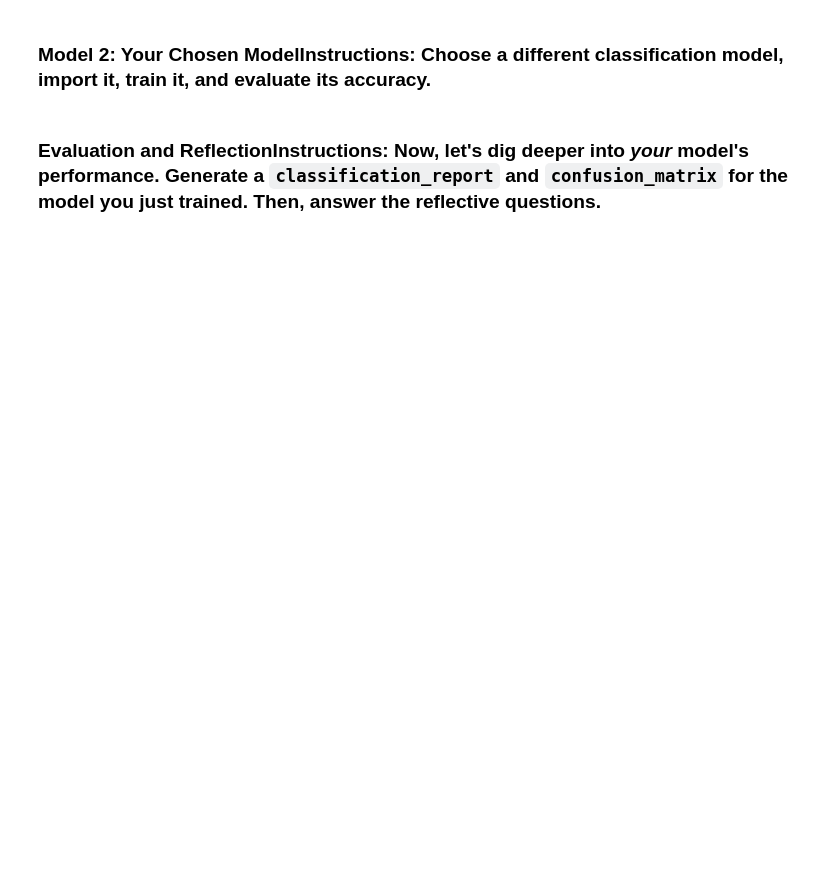
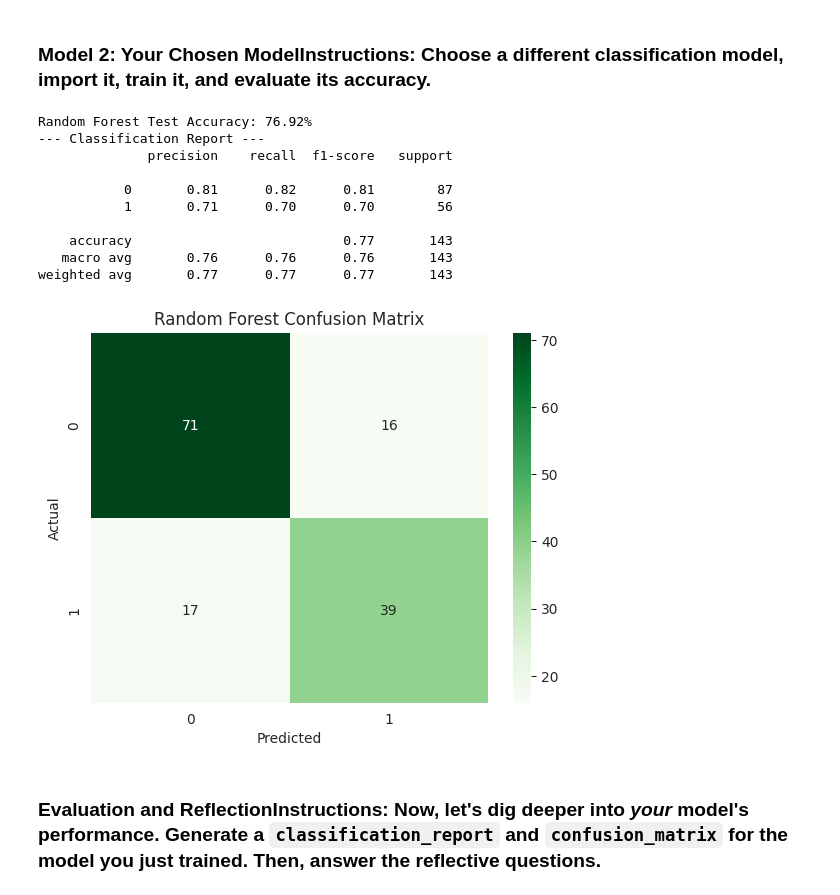
Before and after one commit to pereirayenis42-dot/ITAI-1371-ML-Labs, a Jupyter notebook: ITAI_1371_midterm_project_Lab.ipynb, the cells around one changed output. Cells and saved outputs as stored; diff of their text form; code cells hidden in the pictures; blank space fills up the shorter version.

```diff
--- a/ITAI_1371_midterm_project_Lab.ipynb
+++ b/ITAI_1371_midterm_project_Lab.ipynb
@@ -193,6 +331,49 @@ from sklearn.model_selection import train_test_splitfrom sklearn.linear_model im
 ### Model 2: Your Chosen Model**Instructions:** Choose a different classification model, import it, train it, and evaluate its accuracy.
 # %%
 # --- ENTER YOUR CODE HERE ---# 1. Import your chosen model class# from sklearn.ensemble import RandomForestClassifier# 2. Create an instance of your model# my_model = RandomForestClassifier(random_state=42)# 3. Train your model on the training data# my_model.fit(X_train, y_train)# 4. Make predictions on the test data# y_pred_my_model = my_model.predict(X_test)# 5. Calculate the accuracy of your model# acc_my_model = accuracy_score(y_test, y_pred_my_model)# print(f"Your Model (...) Test Accuracy: {acc_my_model:.2%}")# --- END OF YOUR CODE ---
+# %%
+# --- 1. Import you chosen model class ---
+from sklearn.ensemble import RandomForestClassifier
+from sklearn.metrics import accuracy_score, classification_report, confusion_matrix
+import seaborn as sns
+import matplotlib.pyplot as plt
+
+# --- 2. Create an instance of your model ---
+my_model = RandomForestClassifier(random_state=42, n_estimators=100)
+
+# --- 3. Train your model on the training data ---
+my_model.fit(X_train, y_train)
+
+# --- 4. Make predictions on the test data ---
+y_pred_my_model = my_model.predict(X_test)
+
+# --- 5. Calculate the accuracy of your model ---
+acc_my_model = accuracy_score(y_test, y_pred_my_model)
+print(f"Random Forest Test Accuracy: {acc_my_model:.2%}")
+
+# Optional: Detailed evaluation
+print("--- Classification Report ---")
+print(classification_report(y_test, y_pred_my_model))
+
+# Optional: Confusion Matrix
+cm = confusion_matrix(y_test, y_pred_my_model)
+sns.heatmap(cm, annot=True, fmt='d', cmap='Greens')
+plt.xlabel('Predicted')
+plt.ylabel('Actual')
+plt.title('Random Forest Confusion Matrix')
+plt.show()
+# %% [output]
+Random Forest Test Accuracy: 76.92%
+--- Classification Report ---
+              precision    recall  f1-score   support
+
+           0       0.81      0.82      0.81        87
+           1       0.71      0.70      0.70        56
+
+    accuracy                           0.77       143
+   macro avg       0.76      0.76      0.76       143
+weighted avg       0.77      0.77      0.77       143
+[figure, added]
 # %% [markdown]
 ### Evaluation and Reflection**Instructions:** Now, let's dig deeper into *your* model's performance. Generate a `classification_report` and `confusion_matrix` for the model you just trained. Then, answer the reflective questions.
 # %%
```
Also changed, not shown: parts of 12 cells of this notebook.
